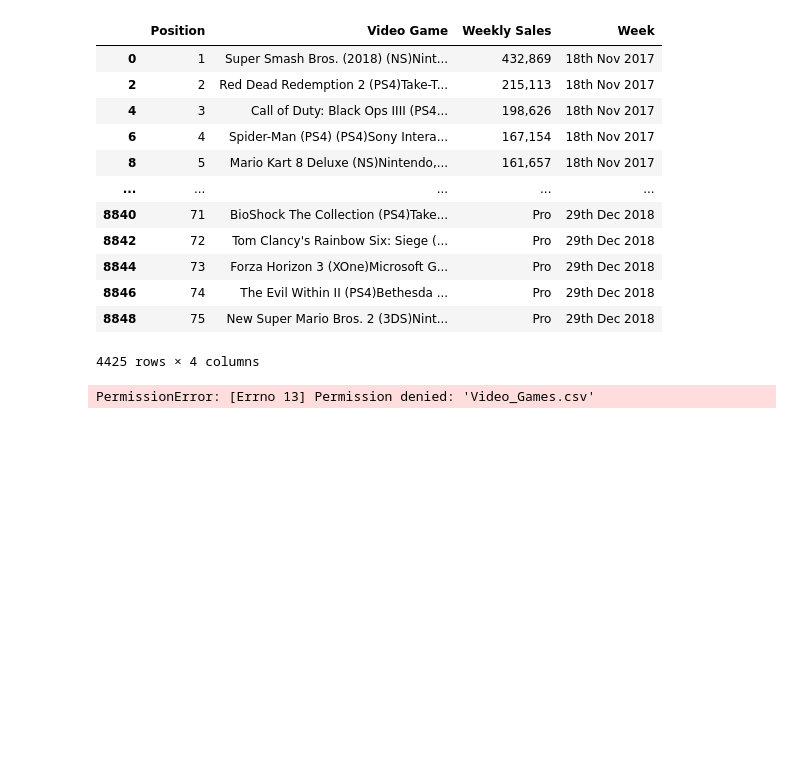
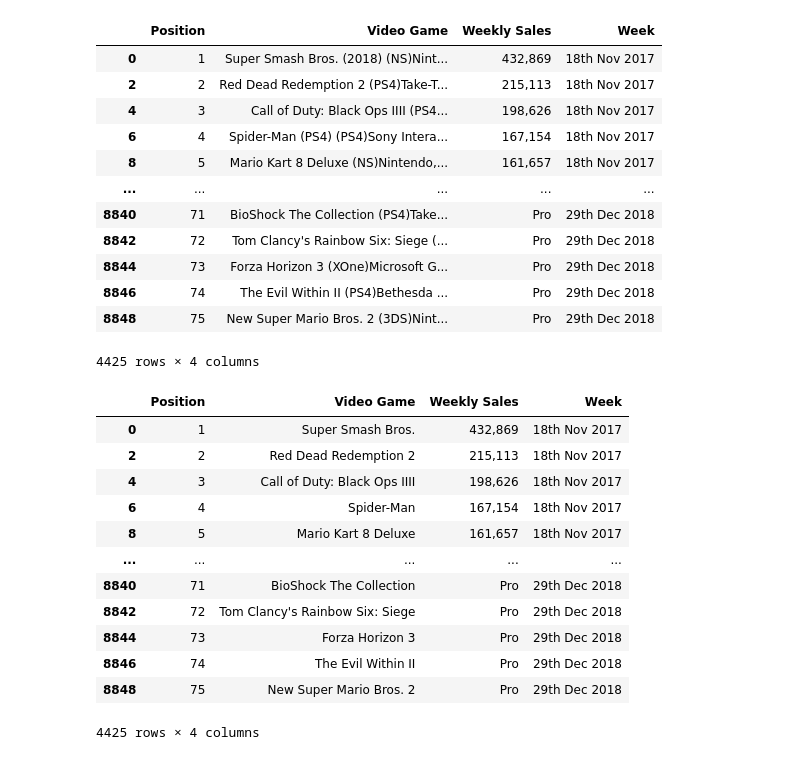
Before and after one commit to matkuhlm/CWRU_ETL_Project1, a Jupyter notebook: video_gamesBR.ipynb, the cells around one changed output. Saved outputs shown, nothing was run; the diff lists cells and outputs as text; code cells hidden in the pictures; blank space fills up the shorter version.

```diff
--- a/video_gamesBR.ipynb
+++ b/video_gamesBR.ipynb
@@ -182,10 +179,23 @@ cleaned_df
 # %%
 split_df = cleaned_df["Video Game"].str.split("(", n=1, expand=True)
 
 cleaned_df["Video Game"] = split_df[0]
-cleaned_df.to_csv("Video_Games.csv")
+#cleaned_df.to_csv("Video_Games_Cleaned.csv")
+cleaned_df
 # %% [output]
+|  | Position | Video Game | Weekly Sales | Week |
+| 0 | 1 | Super Smash Bros. | 432,869 | 18th Nov 2017 |
+| 2 | 2 | Red Dead Redemption 2 | 215,113 | 18th Nov 2017 |
+| 4 | 3 | Call of Duty: Black Ops IIII | 198,626 | 18th Nov 2017 |
+| 6 | 4 | Spider-Man | 167,154 | 18th Nov 2017 |
+| 8 | 5 | Mario Kart 8 Deluxe | 161,657 | 18th Nov 2017 |
+| ... | ... | ... | ... | ... |
+| 8840 | 71 | BioShock The Collection | Pro | 29th Dec 2018 |
+| 8842 | 72 | Tom Clancy's Rainbow Six: Siege | Pro | 29th Dec 2018 |
+| 8844 | 73 | Forza Horizon 3 | Pro | 29th Dec 2018 |
+| 8846 | 74 | The Evil Within II | Pro | 29th Dec 2018 |
+| 8848 | 75 | New Super Mario Bros. 2 | Pro | 29th Dec 2018 |
-PermissionError: [Errno 13] Permission denied: 'Video_Games.csv'
+4425 rows × 4 columns
 # %%
 video_df = pd.read_csv("YT_data\Videos_Cleaned.csv")
 video_df
```
Also changed, not shown: parts of 5 cells of this notebook, 4 other files.
